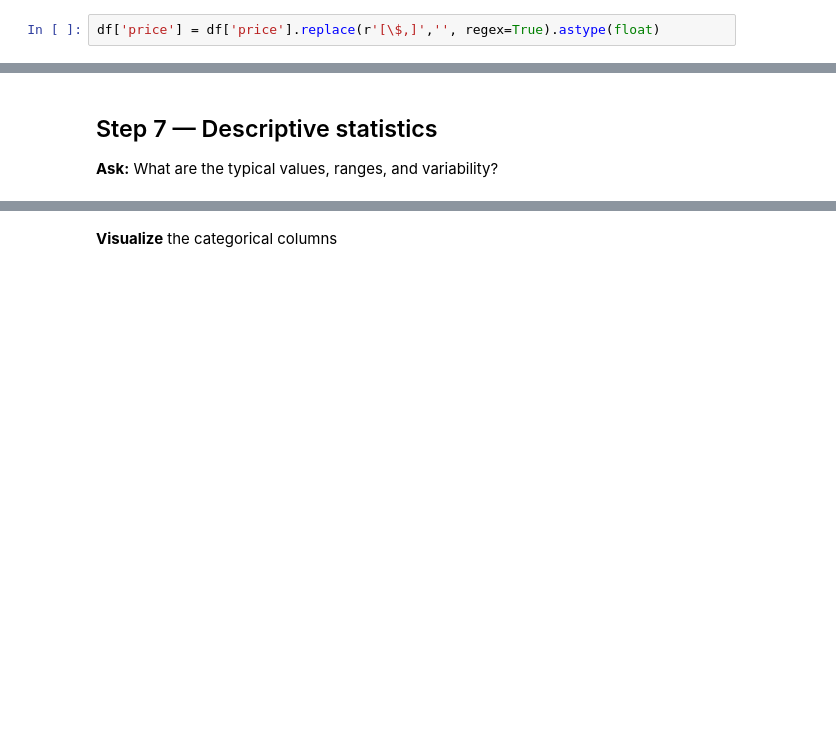
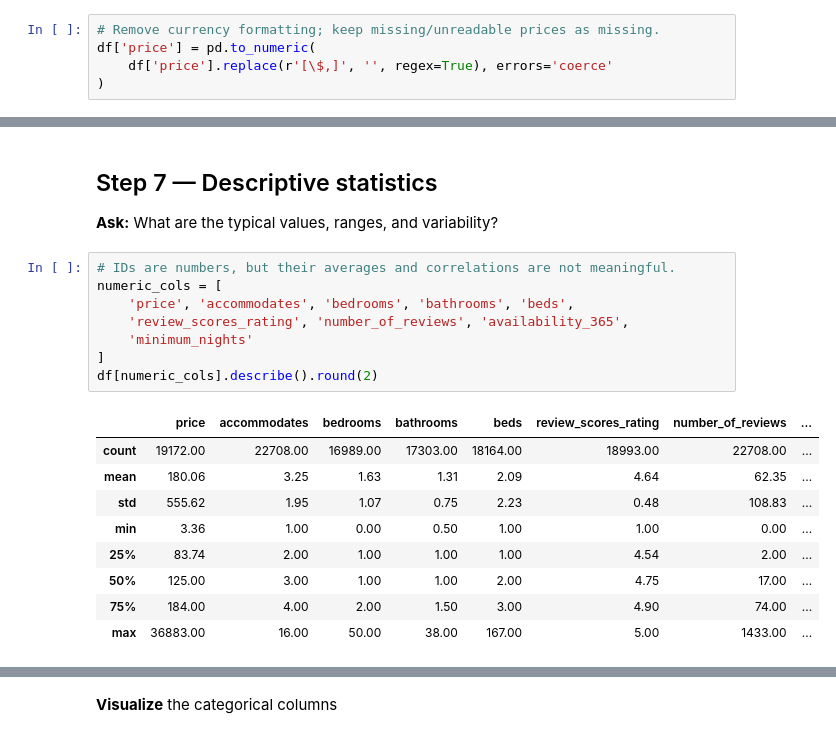
Before and after one commit to talalal3thman/test-github, a Jupyter notebook: step_by_step_eda.ipynb, the cells around one changed output, grey strips where cells are left out. Saved outputs shown, nothing was run; the diff lists cells and outputs as text; blank space fills up the shorter version.

```diff
--- a/step_by_step_eda.ipynb
+++ b/step_by_step_eda.ipynb
@@ -55,6 +64,9 @@ df.drop(columns= cols_to_drop, inplace= True)
 # %% [markdown]
 **Convert** data to proper type
 # %%
-df['price'] = df['price'].replace(r'[\$,]','', regex=True).astype(float)
+# Remove currency formatting; keep missing/unreadable prices as missing.
+df['price'] = pd.to_numeric(
+    df['price'].replace(r'[\$,]', '', regex=True), errors='coerce'
+)
 # %%
 df['price'].dtypes
@@ -123,3 +202,21 @@ df.select_dtypes(include= "string")
 ## Step 7 — Descriptive statistics
 
 **Ask:** What are the typical values, ranges, and variability?
+# %%
+# IDs are numbers, but their averages and correlations are not meaningful.
+numeric_cols = [
+    'price', 'accommodates', 'bedrooms', 'bathrooms', 'beds',
+    'review_scores_rating', 'number_of_reviews', 'availability_365',
+    'minimum_nights'
+]
+df[numeric_cols].describe().round(2)
+# %% [output]
+|  | price | accommodates | bedrooms | bathrooms | beds | review_scores_rating | number_of_reviews | ... |
+| count | 19172.00 | 22708.00 | 16989.00 | 17303.00 | 18164.00 | 18993.00 | 22708.00 | ... |
+| mean | 180.06 | 3.25 | 1.63 | 1.31 | 2.09 | 4.64 | 62.35 | ... |
+| std | 555.62 | 1.95 | 1.07 | 0.75 | 2.23 | 0.48 | 108.83 | ... |
+| min | 3.36 | 1.00 | 0.00 | 0.50 | 1.00 | 1.00 | 0.00 | ... |
+| 25% | 83.74 | 2.00 | 1.00 | 1.00 | 1.00 | 4.54 | 2.00 | ... |
+| 50% | 125.00 | 3.00 | 1.00 | 1.00 | 2.00 | 4.75 | 17.00 | ... |
+| 75% | 184.00 | 4.00 | 2.00 | 1.50 | 3.00 | 4.90 | 74.00 | ... |
+| max | 36883.00 | 16.00 | 50.00 | 38.00 | 167.00 | 5.00 | 1433.00 | ... |
```
Also changed, not shown: parts of 53 cells of this notebook, 2 other files.
